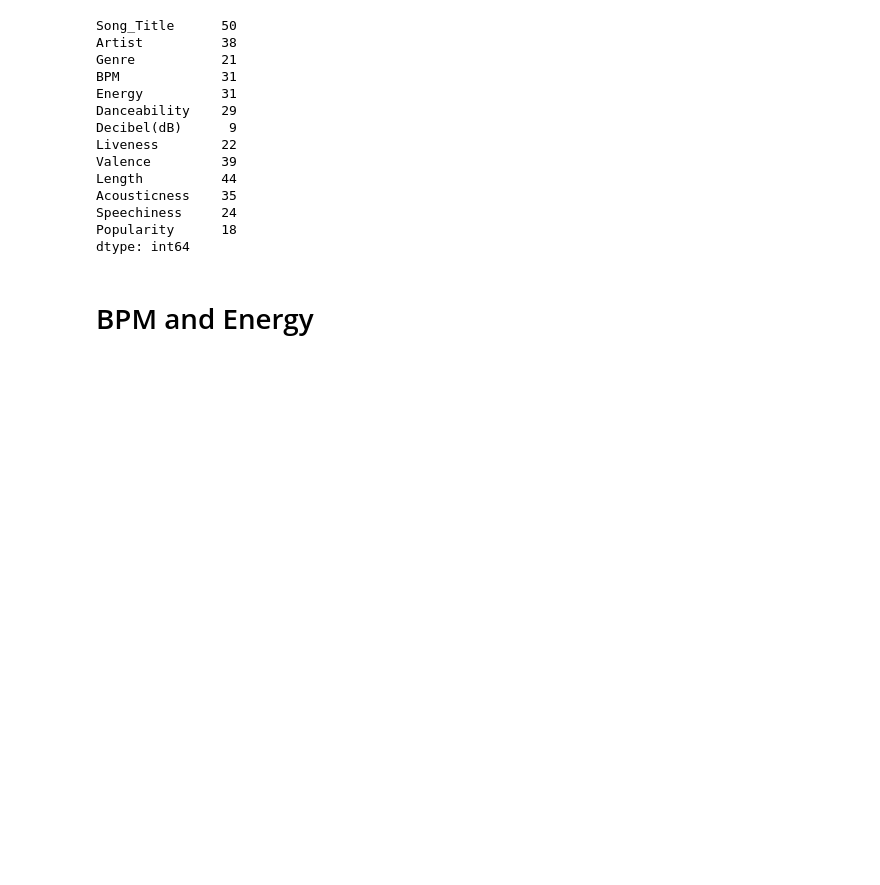
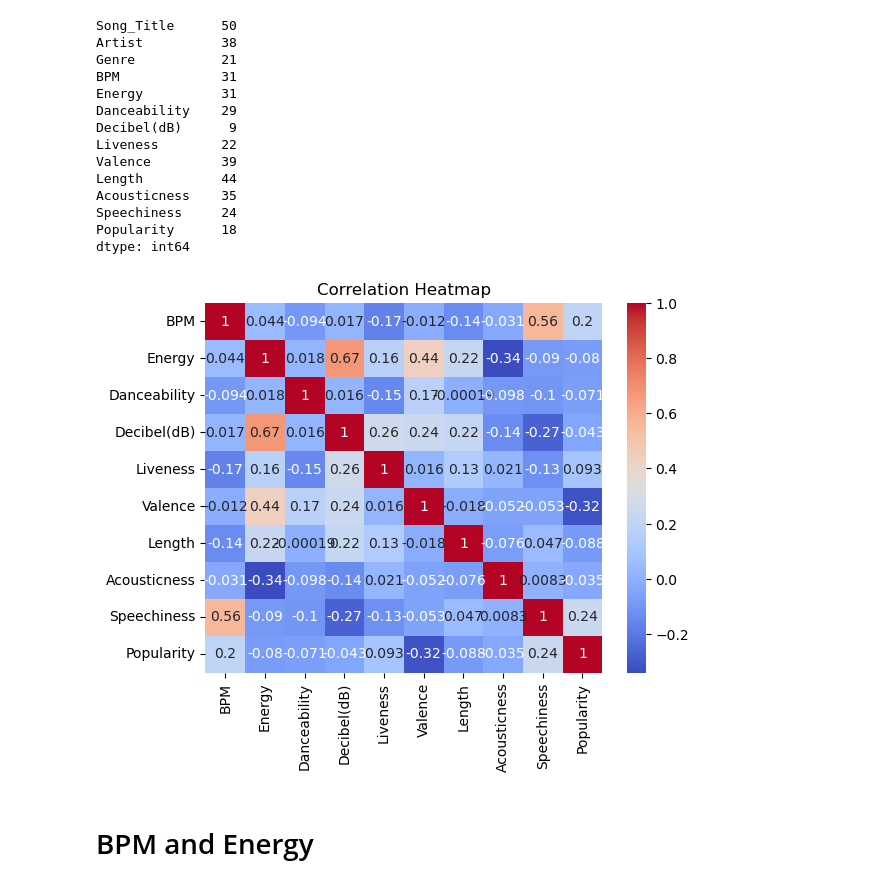
Before and after one commit to georgemcculloch/SpotifyEDA, a Jupyter notebook: NoteBook/spotifyeda.ipynb, the cells around one changed output. Drawn from its saved outputs; the diff is of its cells as text; code cells hidden in the pictures; blank space fills up the shorter version.

Commit message:
heatmap

```diff
--- a/NoteBook/spotifyeda.ipynb
+++ b/NoteBook/spotifyeda.ipynb
@@ -97,6 +97,14 @@ Acousticness    35
 Speechiness     24
 Popularity      18
 dtype: int64
+# %%
+correlation_matrix = df.corr()
+# %%
+sns.heatmap(correlation_matrix, annot=True, cmap='coolwarm')
+plt.title('Correlation Heatmap')
+plt.show()
+# %% [output]
+[figure, added]
 # %% [markdown]
 # BPM and Energy
 # %%
```
